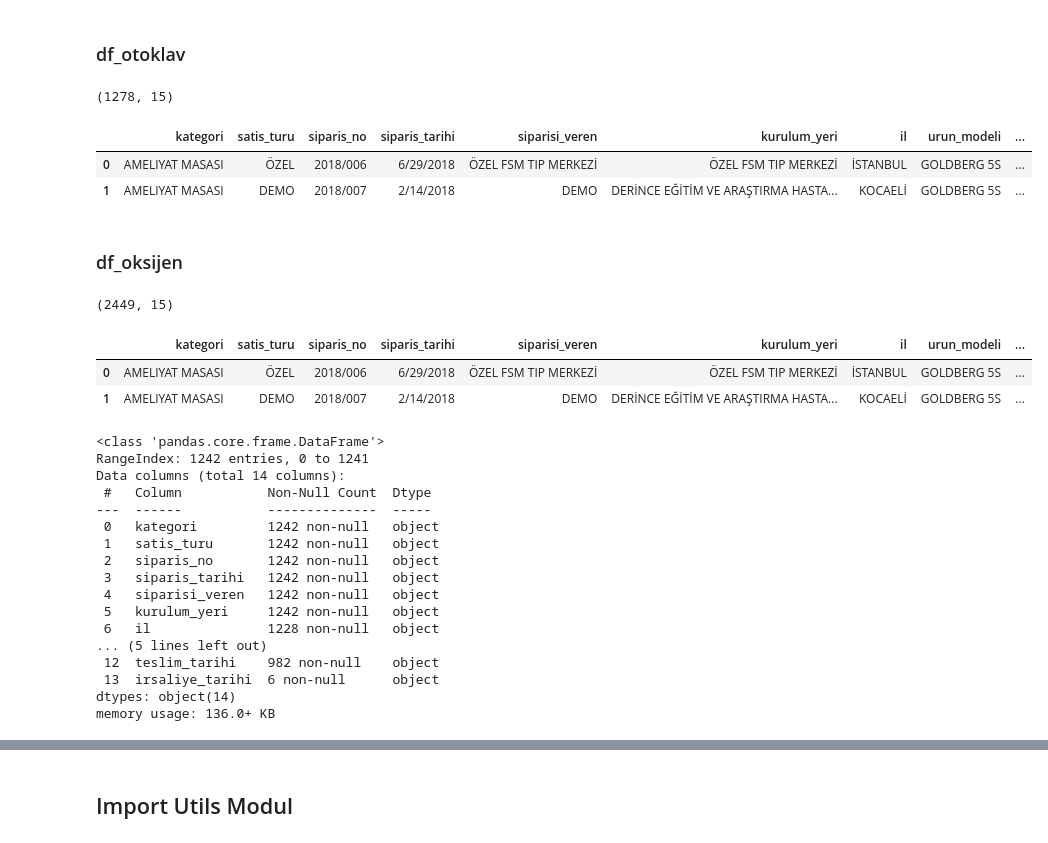
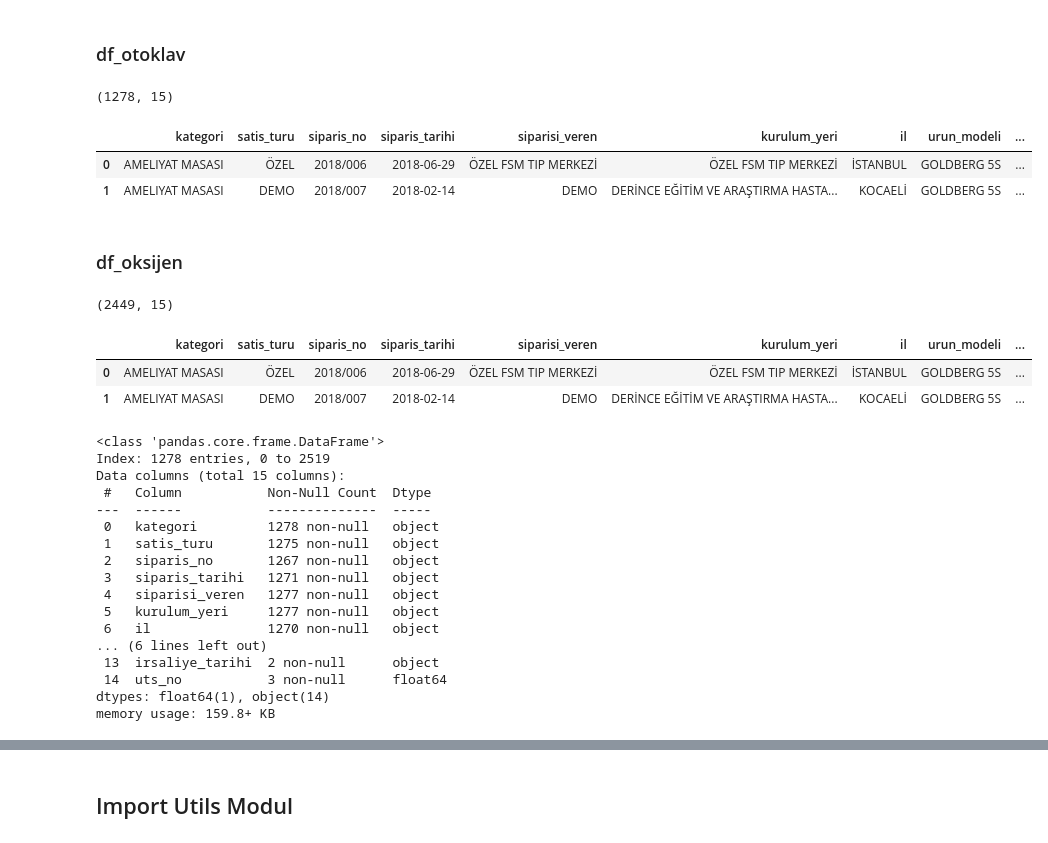
Before and after one commit to Duygu-Jones/LLM_Playground, a Jupyter notebook: 01_EDA/KATEGORILER/01_Otoklav_Oksijen/Duygu/Duygu_OTOKLAV_O2_eda-notebook.ipynb, the cells around one changed output, grey strips where cells are left out. Drawn from its saved outputs; the diff is of its cells as text; code cells hidden in the pictures.

```diff
--- a/01_EDA/KATEGORILER/01_Otoklav_Oksijen/Duygu/Duygu_OTOKLAV_O2_eda-notebook.ipynb
+++ b/01_EDA/KATEGORILER/01_Otoklav_Oksijen/Duygu/Duygu_OTOKLAV_O2_eda-notebook.ipynb
@@ -77,7 +78,7 @@ warnings.filterwarnings("ignore")
 # %%
 # Dataseti kendi klasorune kopyala al ve direk okut
 
-df0 = pd.read_csv('cmerged_satis_uretim_data_27_Ekim.csv')
+df0 = pd.read_csv('all_data_merged_satis_uretim_1Kasim.csv')
 df_all = df0.copy()
 
 print(df_all.shape)
@@ -91,3 +92,11 @@ df_all.head(2)
 ### df_filtered (noKartus)
 
 - Butun kategoriler dahil - Kartus haric
+# %%
+# 'KARTUS' kategorisini filtreleyip sadece kartusta olan sütunları drop et:
+df_noKartus = df_all[df_all['kategori'] != 'KARTUS'].drop(columns=['solusyon_fatura', 'bidon_acilisi', 'aciklama'])
+
+df_filtered = df_noKartus.copy()
+
+print(df_filtered.shape)
+df_filtered.head(2)
@@ -128,11 +150,12 @@ df_otok_o2.head(2)
 # %%
 # 'OTOKLAV' kategorisini filtrele
 data_otoklav = df_filtered[df_filtered['kategori'] != 'OTOKLAV']
+df_otoklav = data_otoklav.copy()
 
-print(data_otoklav.shape)
-data_otoklav.head(2)
+print(df_otoklav.shape)
+df_otoklav.head(2)
 # %% [output]
 (1278, 15)
 |  | kategori | satis_turu | siparis_no | siparis_tarihi | siparisi_veren | kurulum_yeri | il | urun_modeli | ... |
-| 0 | AMELIYAT MASASI | ÖZEL | 2018/006 | 6/29/2018 | ÖZEL FSM TIP MERKEZİ | ÖZEL FSM TIP MERKEZİ | İSTANBUL | GOLDBERG 5S | ... |
-| 1 | AMELIYAT MASASI | DEMO | 2018/007 | 2/14/2018 | DEMO | DERİNCE EĞİTİM VE ARAŞTIRMA HASTA... | KOCAELİ | GOLDBERG 5S | ... |
+| 0 | AMELIYAT MASASI | ÖZEL | 2018/006 | 2018-06-29 | ÖZEL FSM TIP MERKEZİ | ÖZEL FSM TIP MERKEZİ | İSTANBUL | GOLDBERG 5S | ... |
+| 1 | AMELIYAT MASASI | DEMO | 2018/007 | 2018-02-14 | DEMO | DERİNCE EĞİTİM VE ARAŞTIRMA HASTA... | KOCAELİ | GOLDBERG 5S | ... |
@@ -148,12 +163,13 @@ data_otoklav.head(2)
 ### df_oksijen
 # %%
 # 'OKSIJEN' kategorisini filtrele
-df_oksijen = df_filtered[df_filtered['kategori'] != 'OKSIJEN']
+data_oksijen = df_filtered[df_filtered['kategori'] != 'OKSIJEN']
+df_oksijen = data_oksijen.copy()
 
 print(df_oksijen.shape)
 df_oksijen.head(2)
 # %% [output]
 (2449, 15)
 |  | kategori | satis_turu | siparis_no | siparis_tarihi | siparisi_veren | kurulum_yeri | il | urun_modeli | ... |
-| 0 | AMELIYAT MASASI | ÖZEL | 2018/006 | 6/29/2018 | ÖZEL FSM TIP MERKEZİ | ÖZEL FSM TIP MERKEZİ | İSTANBUL | GOLDBERG 5S | ... |
-| 1 | AMELIYAT MASASI | DEMO | 2018/007 | 2/14/2018 | DEMO | DERİNCE EĞİTİM VE ARAŞTIRMA HASTA... | KOCAELİ | GOLDBERG 5S | ... |
+| 0 | AMELIYAT MASASI | ÖZEL | 2018/006 | 2018-06-29 | ÖZEL FSM TIP MERKEZİ | ÖZEL FSM TIP MERKEZİ | İSTANBUL | GOLDBERG 5S | ... |
+| 1 | AMELIYAT MASASI | DEMO | 2018/007 | 2018-02-14 | DEMO | DERİNCE EĞİTİM VE ARAŞTIRMA HASTA... | KOCAELİ | GOLDBERG 5S | ... |
@@ -169,22 +177,22 @@ df_oksijen.head(2)
 df_otoklav.info()
 # %% [output]
 <class 'pandas.core.frame.DataFrame'>
-RangeIndex: 1242 entries, 0 to 1241
-Data columns (total 14 columns):
+Index: 1278 entries, 0 to 2519
+Data columns (total 15 columns):
  #   Column           Non-Null Count  Dtype
 ---  ------           --------------  -----
- 0   kategori         1242 non-null   object
- 1   satis_turu       1242 non-null   object
- 2   siparis_no       1242 non-null   object
- 3   siparis_tarihi   1242 non-null   object
- 4   siparisi_veren   1242 non-null   object
- 5   kurulum_yeri     1242 non-null   object
- 6   il               1228 non-null   object
-... (5 lines left out)
- 12  teslim_tarihi    982 non-null    object
- 13  irsaliye_tarihi  6 non-null      object
-dtypes: object(14)
-memory usage: 136.0+ KB
+ 0   kategori         1278 non-null   object
+ 1   satis_turu       1275 non-null   object
+ 2   siparis_no       1267 non-null   object
+ 3   siparis_tarihi   1271 non-null   object
+ 4   siparisi_veren   1277 non-null   object
+ 5   kurulum_yeri     1277 non-null   object
+ 6   il               1270 non-null   object
+... (6 lines left out)
+ 13  irsaliye_tarihi  2 non-null      object
+ 14  uts_no           3 non-null      float64
+dtypes: float64(1), object(14)
+memory usage: 159.8+ KB
 # %%
 df_oksijen.info()
 # %% [output]
```
Also changed, not shown: parts of 109 cells of this notebook.
